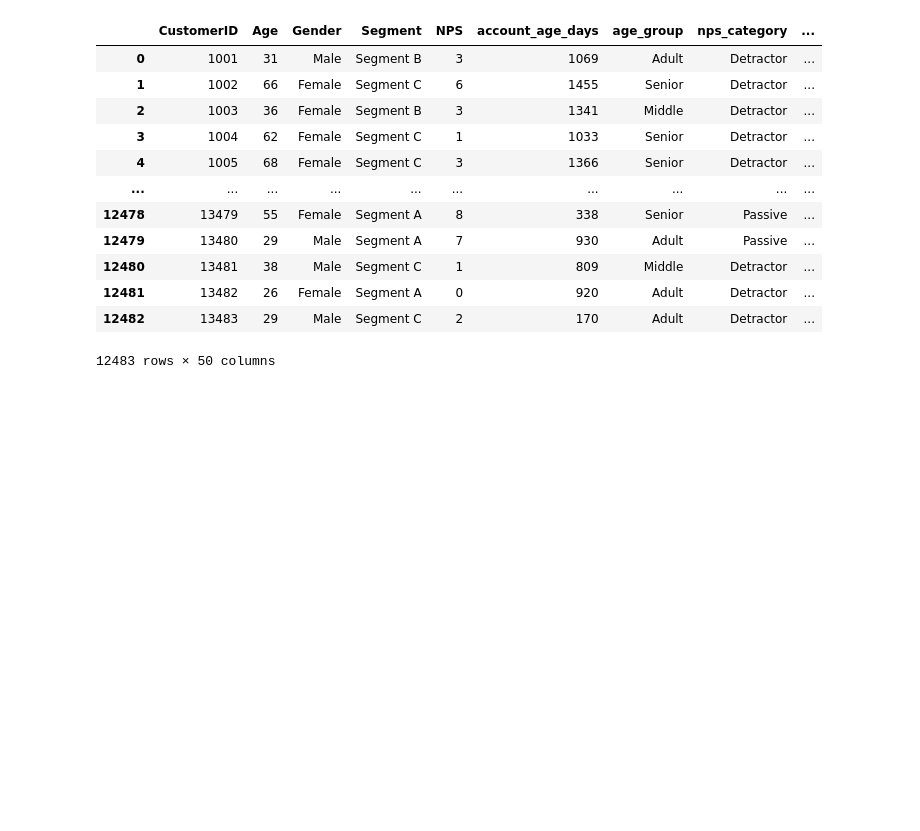
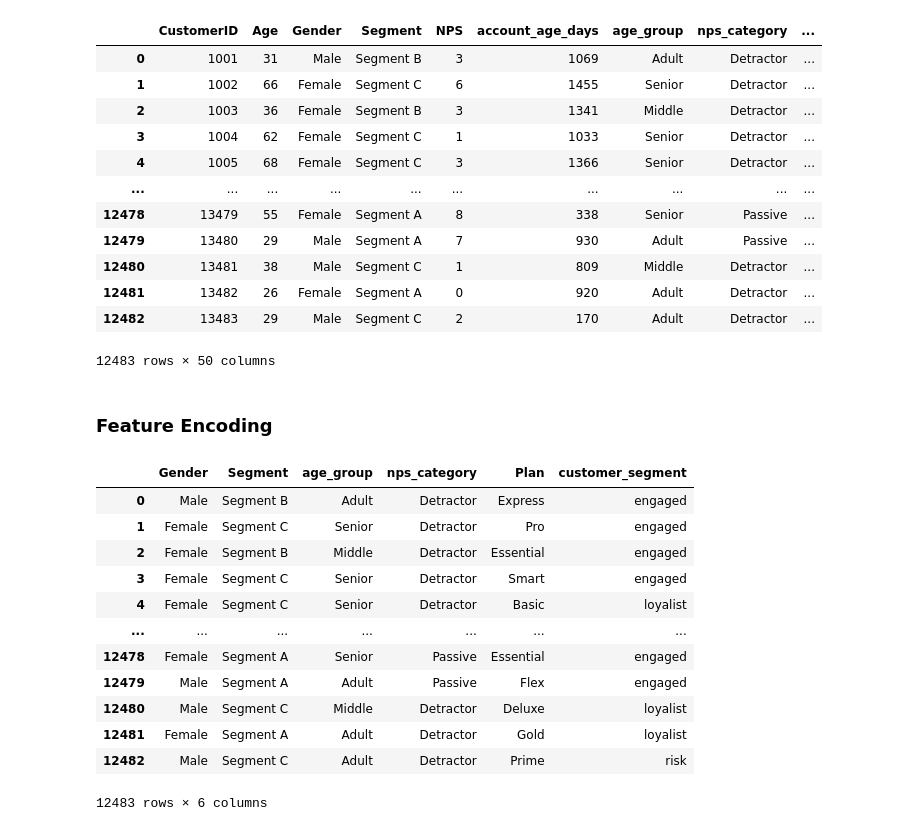
Before and after one commit to michizler/reder-analytics, a Jupyter notebook: preprocessing/clean.ipynb, the cells around one changed output. Cells and saved outputs as stored; diff of their text form; code cells hidden in the pictures; blank space fills up the shorter version.

```diff
--- a/preprocessing/clean.ipynb
+++ b/preprocessing/clean.ipynb
@@ -608,3 +608,21 @@ customer_main
 | 12481 | 13482 | 26 | Female | Segment A | 0 | 920 | Adult | Detractor | ... |
 | 12482 | 13483 | 29 | Male | Segment C | 2 | 170 | Adult | Detractor | ... |
 12483 rows × 50 columns
+# %% [markdown]
+### Feature Encoding
+# %%
+customer_main.select_dtypes(include=['object', 'category'])
+# %% [output]
+|  | Gender | Segment | age_group | nps_category | Plan | customer_segment |
+| 0 | Male | Segment B | Adult | Detractor | Express | engaged |
+| 1 | Female | Segment C | Senior | Detractor | Pro | engaged |
+| 2 | Female | Segment B | Middle | Detractor | Essential | engaged |
+| 3 | Female | Segment C | Senior | Detractor | Smart | engaged |
+| 4 | Female | Segment C | Senior | Detractor | Basic | loyalist |
+| ... | ... | ... | ... | ... | ... | ... |
+| 12478 | Female | Segment A | Senior | Passive | Essential | engaged |
+| 12479 | Male | Segment A | Adult | Passive | Flex | engaged |
+| 12480 | Male | Segment C | Middle | Detractor | Deluxe | loyalist |
+| 12481 | Female | Segment A | Adult | Detractor | Gold | loyalist |
+| 12482 | Male | Segment C | Adult | Detractor | Prime | risk |
+12483 rows × 6 columns
```
Also changed, not shown: parts of 3 cells of this notebook.
